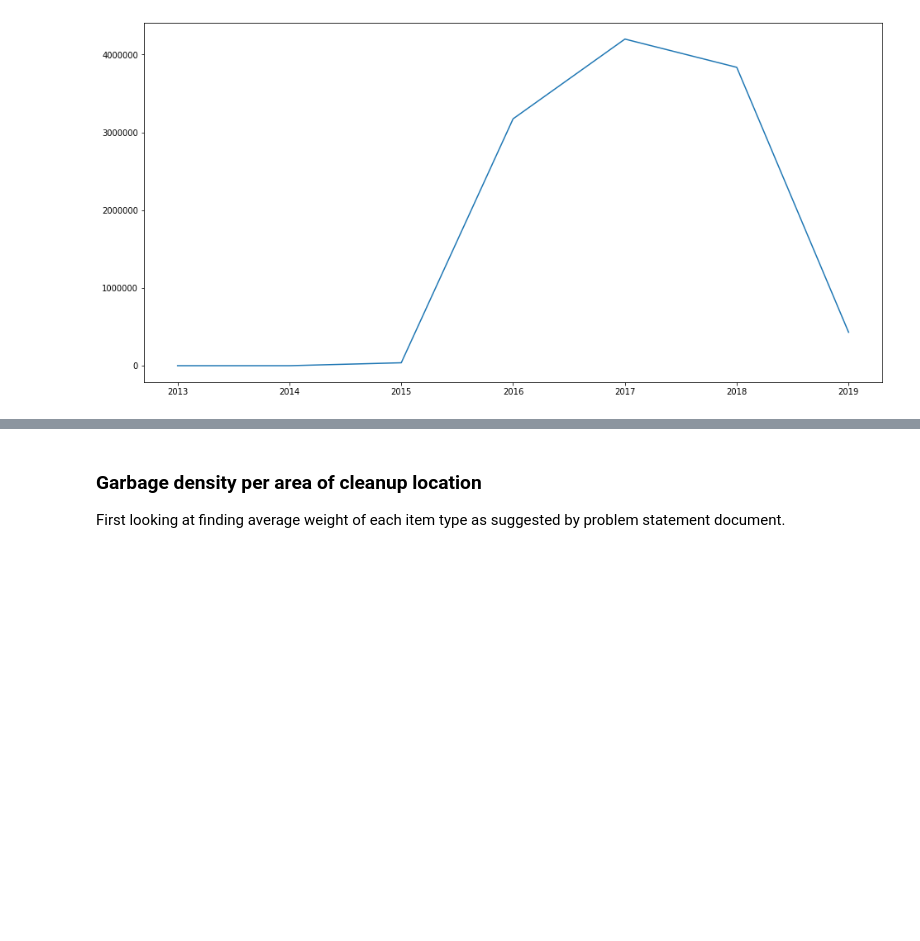
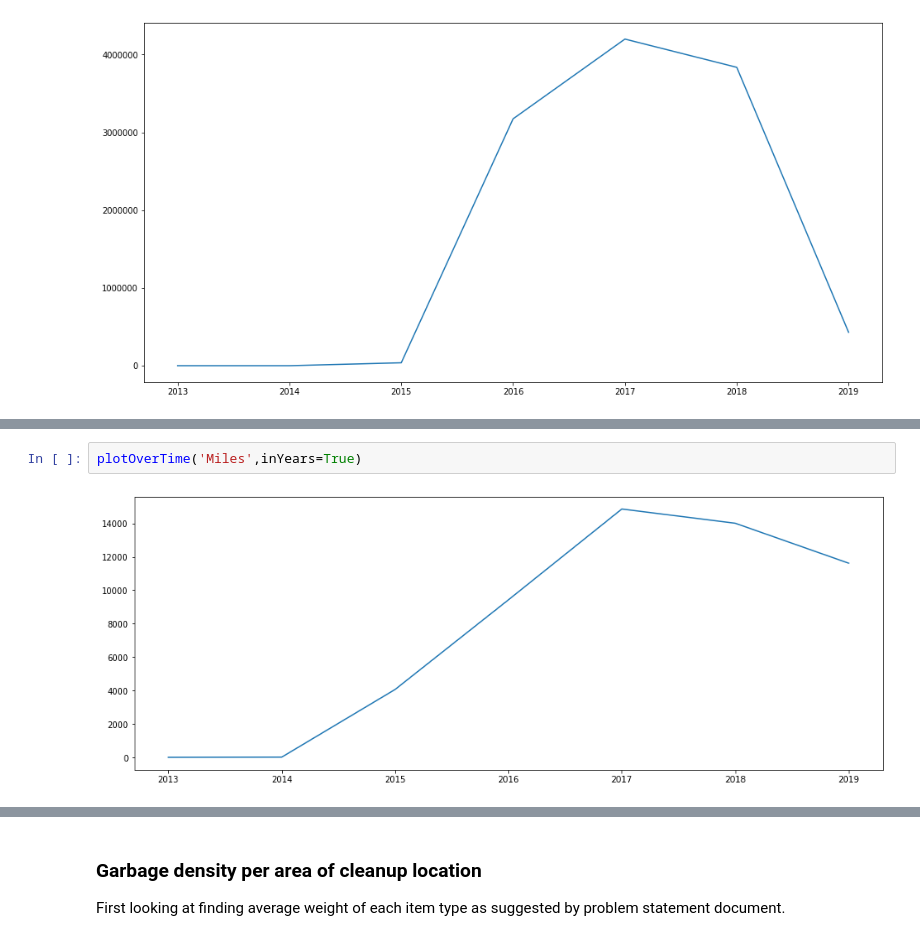
Before and after one commit to privat33r/dc20075-ocean, a Jupyter notebook: ocean-cleanup.ipynb, the cells around one changed output, grey strips where cells are left out. Saved outputs shown, nothing was run; the diff lists cells and outputs as text; blank space fills up the shorter version.

```diff
--- a/ocean-cleanup.ipynb
+++ b/ocean-cleanup.ipynb
@@ -139,0 +279,4 @@ ocean[['Cleanup Date']]
+# %%
+plotOverTime('Miles',inYears=True)
+# %% [output]
+[figure, added]
```
Also changed, not shown: parts of 6 cells of this notebook.
